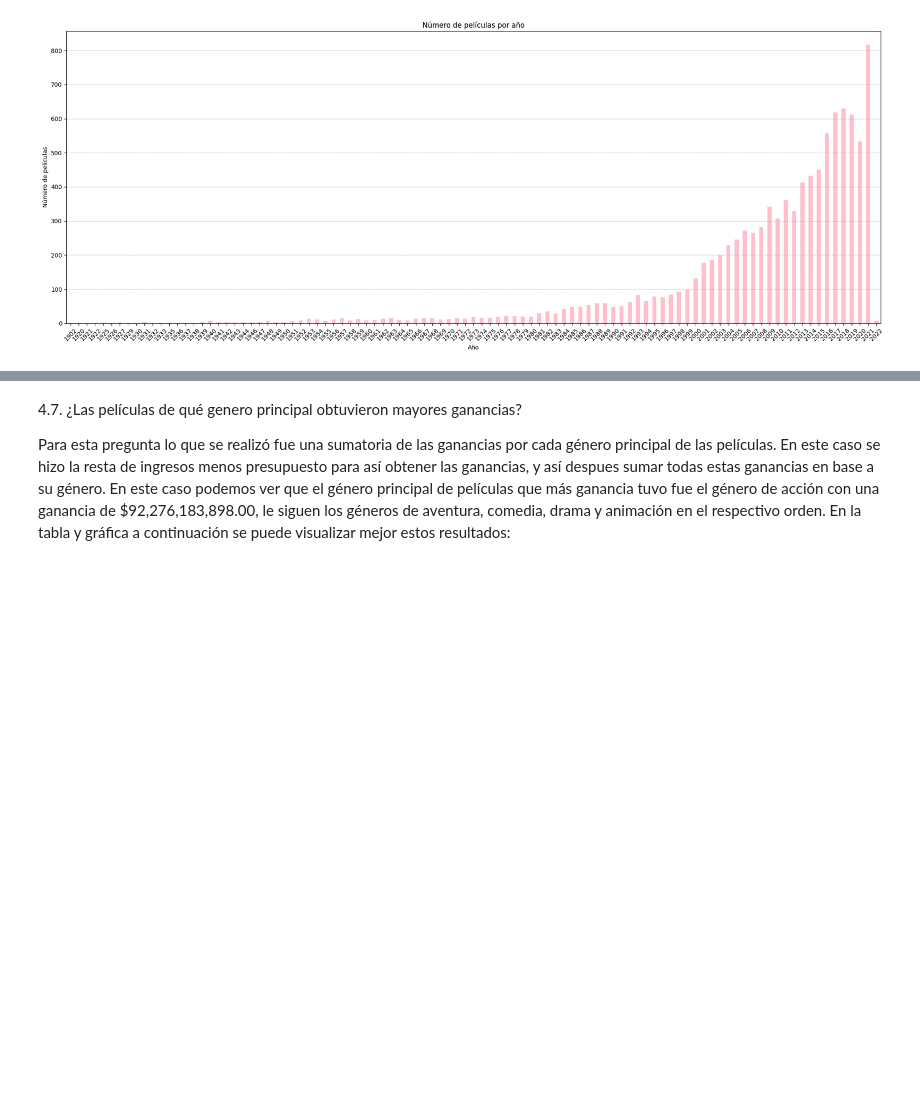
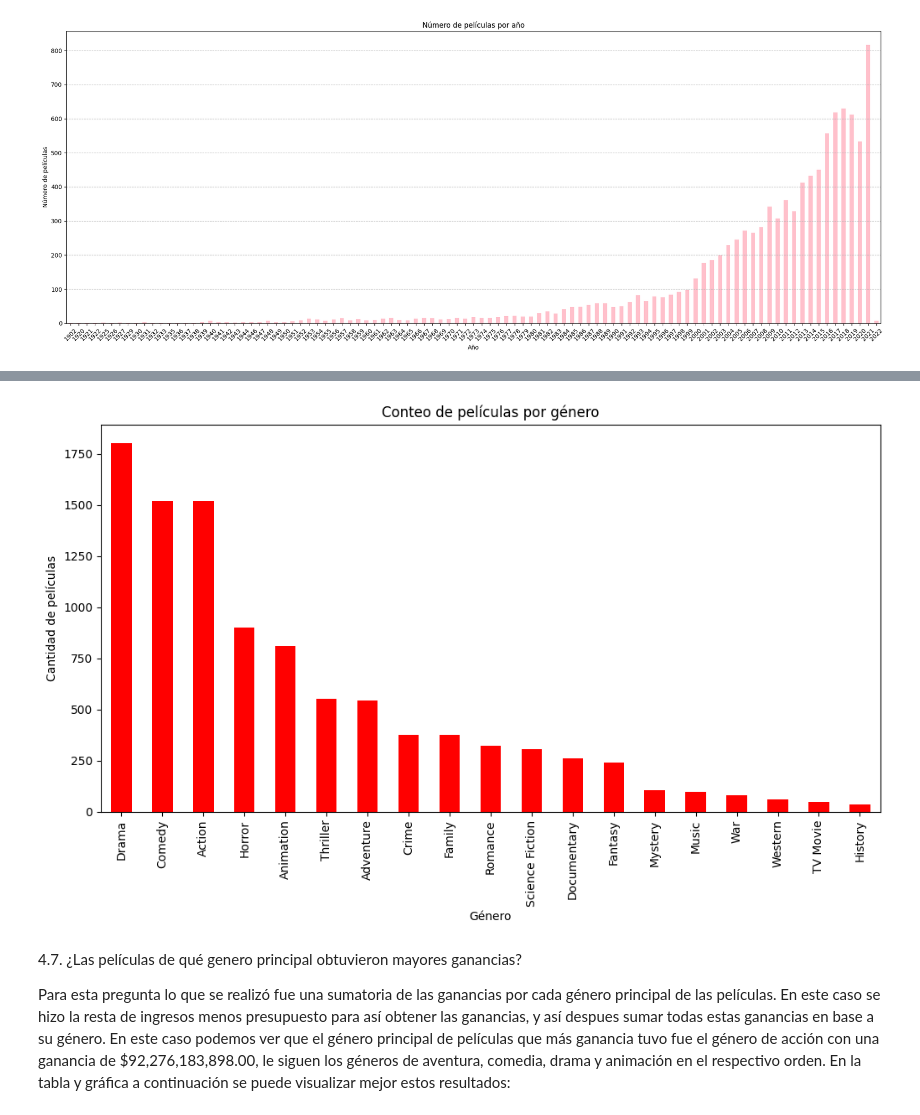
Before and after one commit to Dahernandezsilve/HT1MD, a Jupyter notebook: HT_1_Análisis_Exploratorio.ipynb, the cells around one changed output, grey strips where cells are left out. Saved outputs shown, nothing was run; the diff lists cells and outputs as text; code cells hidden in the pictures; blank space fills up the shorter version.

```diff
--- a/HT_1_Análisis_Exploratorio.ipynb
+++ b/HT_1_Análisis_Exploratorio.ipynb
@@ -242,3 +260,20 @@ plt.show()
+# %%
+import matplotlib.pyplot as plt
+
+#Filtro de datos
+firstgenre = dataframe
+firstgenre["genres"] = dataframe["genres"].str.split("|").str[0]
+countGenders = dataframe["genres"].value_counts()
+
+#Gráfico
+plt.figure(figsize=(12,6))
+countGenders.plot(kind="bar", color="red")
+plt.title("Conteo de películas por género")
+plt.xlabel("Género")
+plt.ylabel("Cantidad de películas")
+plt.show()
+# %% [output]
+[figure, added]
 # %% [markdown]
 4.7. ¿Las películas de qué genero principal obtuvieron mayores ganancias?
 
```
Also changed, not shown: parts of 3 cells of this notebook.
